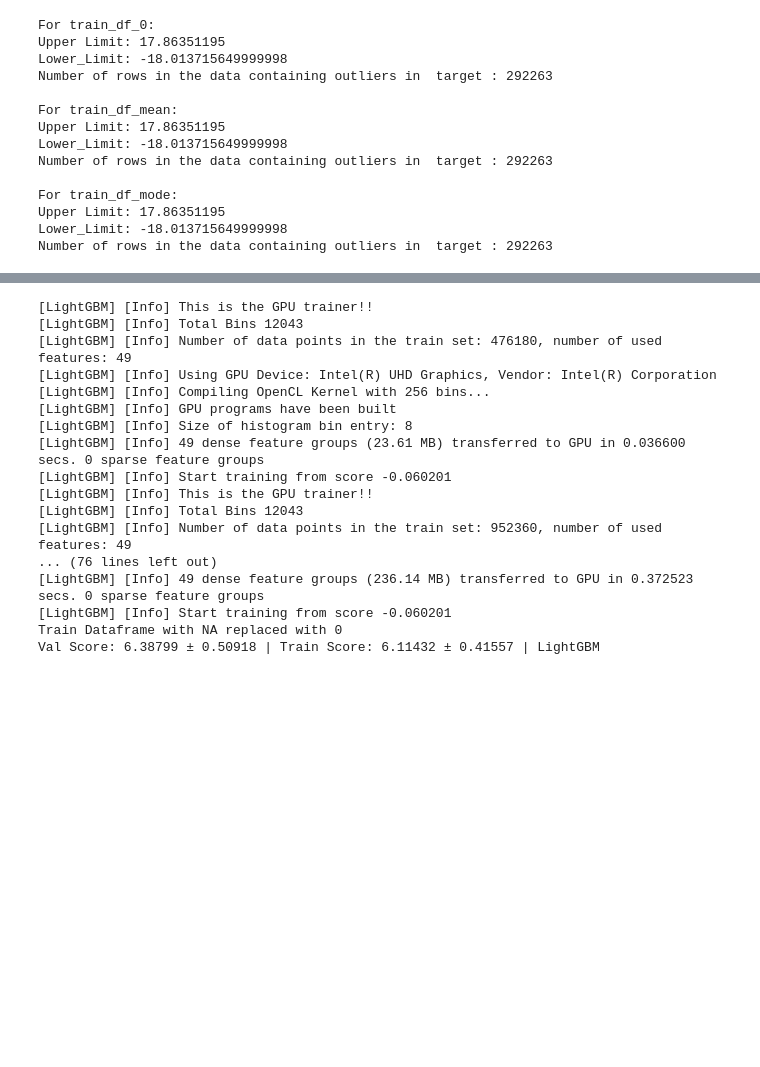
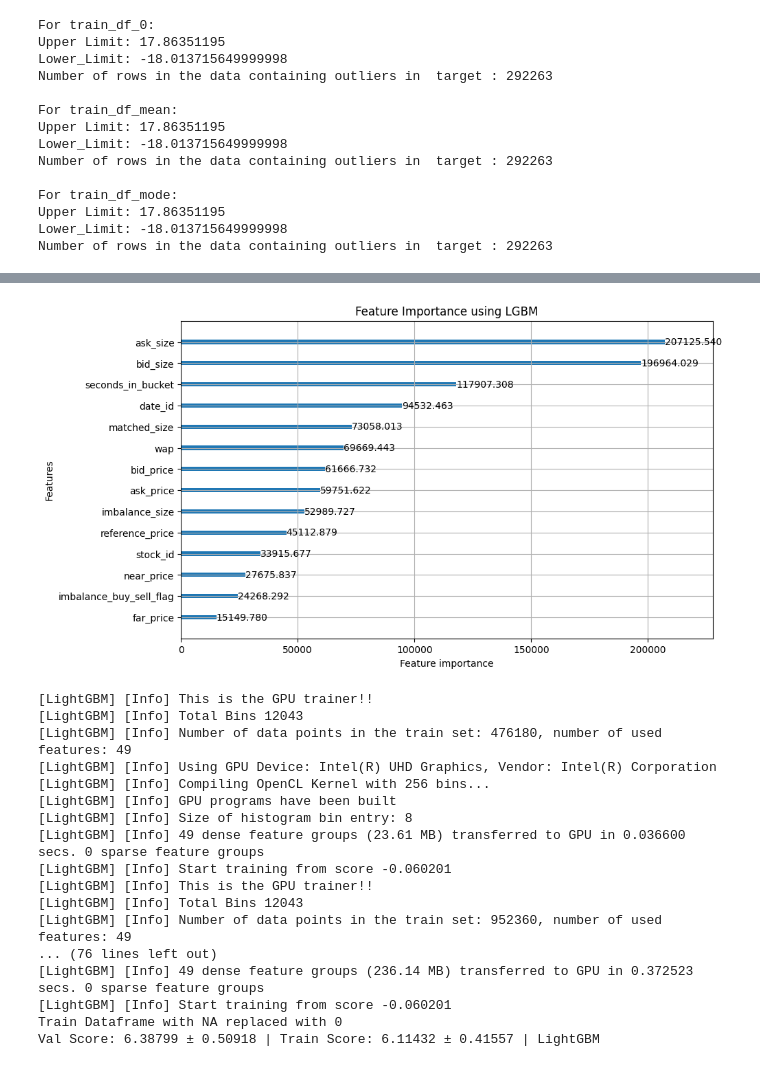
Before and after one commit to Simran2147/QuantumQube-Stock-Prediction, a Jupyter notebook: Final_Project.ipynb, the cells around one changed output, grey strips where cells are left out. Drawn from its saved outputs; the diff is of its cells as text; code cells hidden in the pictures; blank space fills up the shorter version.

Commit message:
added plot_importance

```diff
--- a/Final_Project.ipynb
+++ b/Final_Project.ipynb
@@ -267,0 +274,6 @@ tf.keras.utils.set_random_seed(seed)
+# %%
+# lightgbm model
+model = LGBMRegressor(random_state = seed, objective = 'mae',  n_estimators=500)
+
+# training the Model
+model.fit(train_df_0_X, train_df_0_Y)
@@ -268,3 +288,9 @@ tf.keras.utils.set_random_seed(seed)
+# %%
+# plot feature importance
+lgbm.plot_importance(model, importance_type='gain', figsize=(10,6), title='Feature Importance using LGBM')
+plt.show()
+# %% [output]
+[figure, added]
 # %%
 def feature_addition(x):
     """
```
Also changed, not shown: parts of 6 cells of this notebook.
